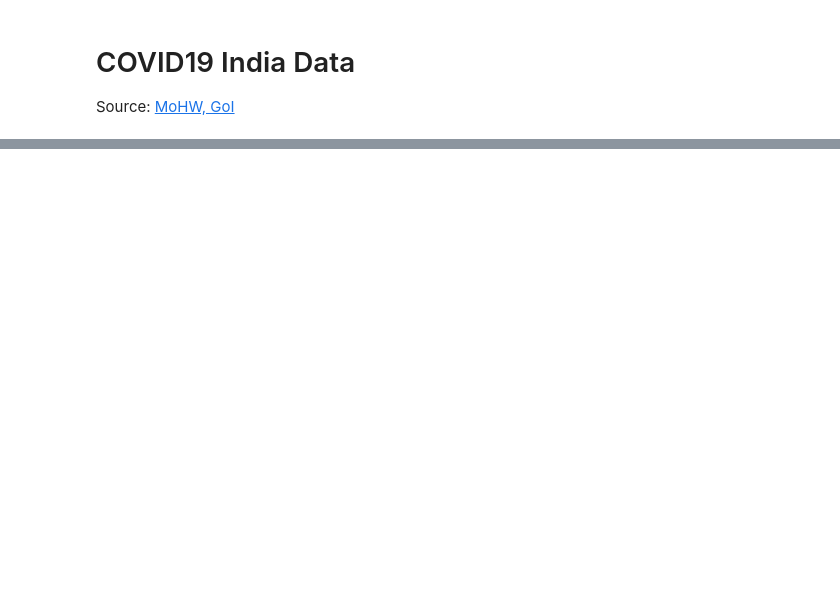
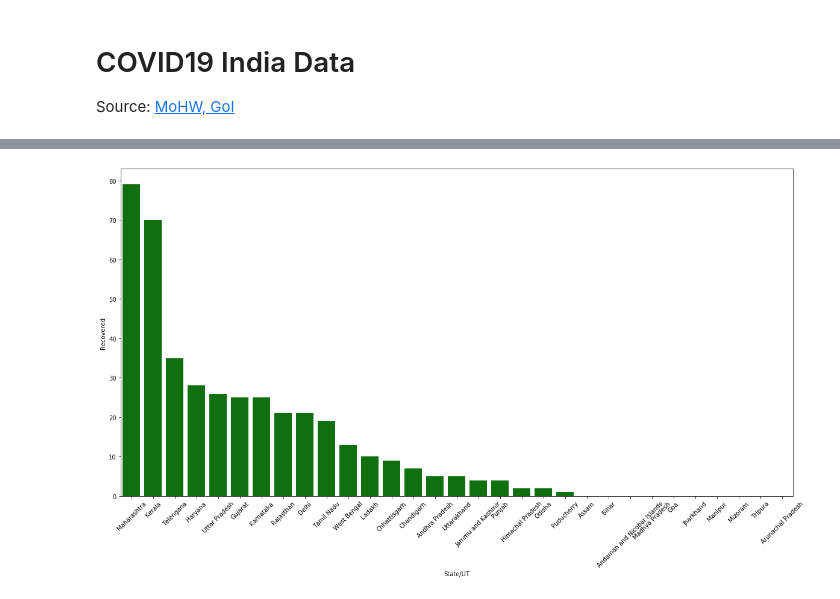
Before and after one commit to sanjivch/DataScience, a Jupyter notebook: Machine Learning/EDA/COVID19_India_EDA.ipynb, the cells around one changed output, grey strips where cells are left out. Cells and saved outputs as stored; diff of their text form; code cells hidden in the pictures; blank space fills up the shorter version.

```diff
--- a/Machine Learning/EDA/COVID19_India_EDA.ipynb
+++ b/Machine Learning/EDA/COVID19_India_EDA.ipynb
@@ -83,0 +65,8 @@ country.head()
+# %%
+# State-wise Recovered status
+country = country.sort_values(by='Recovered', ascending=False)
+plt.figure(figsize=(20,10))
+sns.barplot(x='State/UT', y='Recovered', data=country, color="green")
+plt.xticks(rotation=45);
+# %% [output]
+[figure, added]
```
Also changed, not shown: parts of 20 cells of this notebook, 13 other files.
